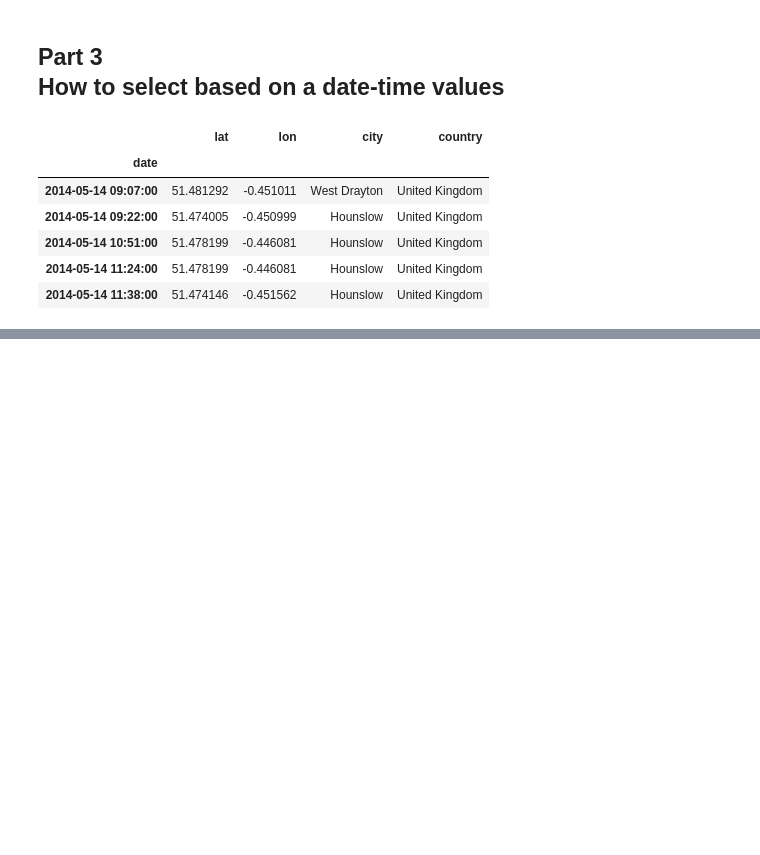
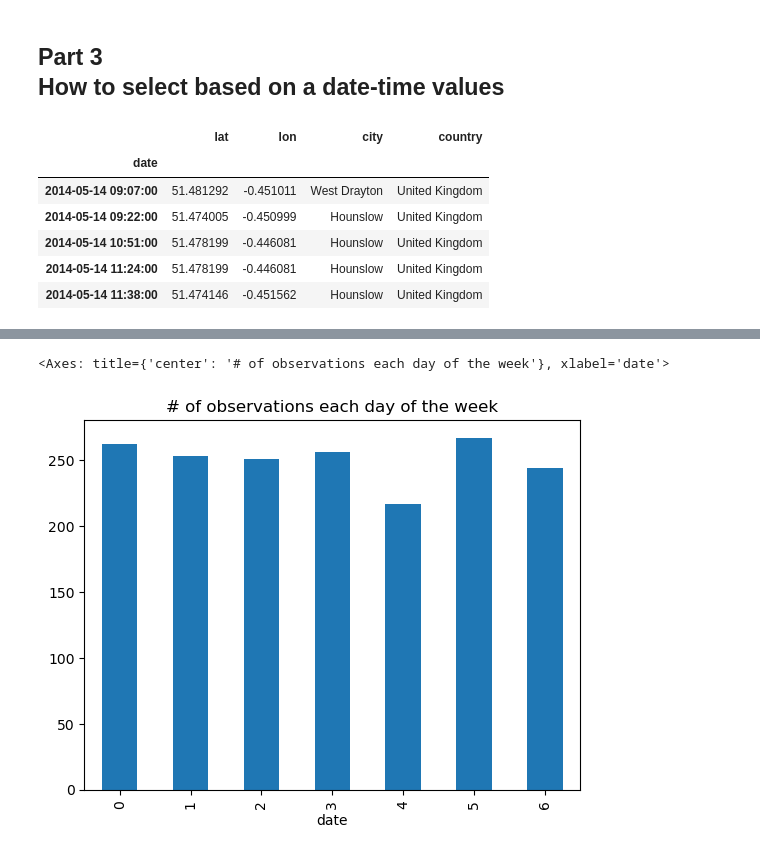
Before and after one commit to qszhao/PTUA2024, a Jupyter notebook: Lab05/Lab05_Pandas.ipynb, the cells around one changed output, grey strips where cells are left out. Drawn from its saved outputs; the diff is of its cells as text; code cells hidden in the pictures; blank space fills up the shorter version.

```diff
--- a/Lab05/Lab05_Pandas.ipynb
+++ b/Lab05/Lab05_Pandas.ipynb
@@ -94,2 +247,3 @@ dt.head()
 # %%
 # Q17: drop duplicate index
+dt.drop_duplicates(inplace = True)
@@ -98,2 +293,7 @@ dt.head()
 # %%
 # Q19: calculate and plot the number of observations each day of the week has
+observations_daily = dt.groupby(dt.index.weekday).size()
+observations_daily.plot(kind='bar', title='# of observations each day of the week')
+# %% [output]
+<Axes: title={'center': '# of observations each day of the week'}, xlabel='date'>
+[figure, added]
```
Also changed, not shown: parts of 25 cells of this notebook, 1 other file.
